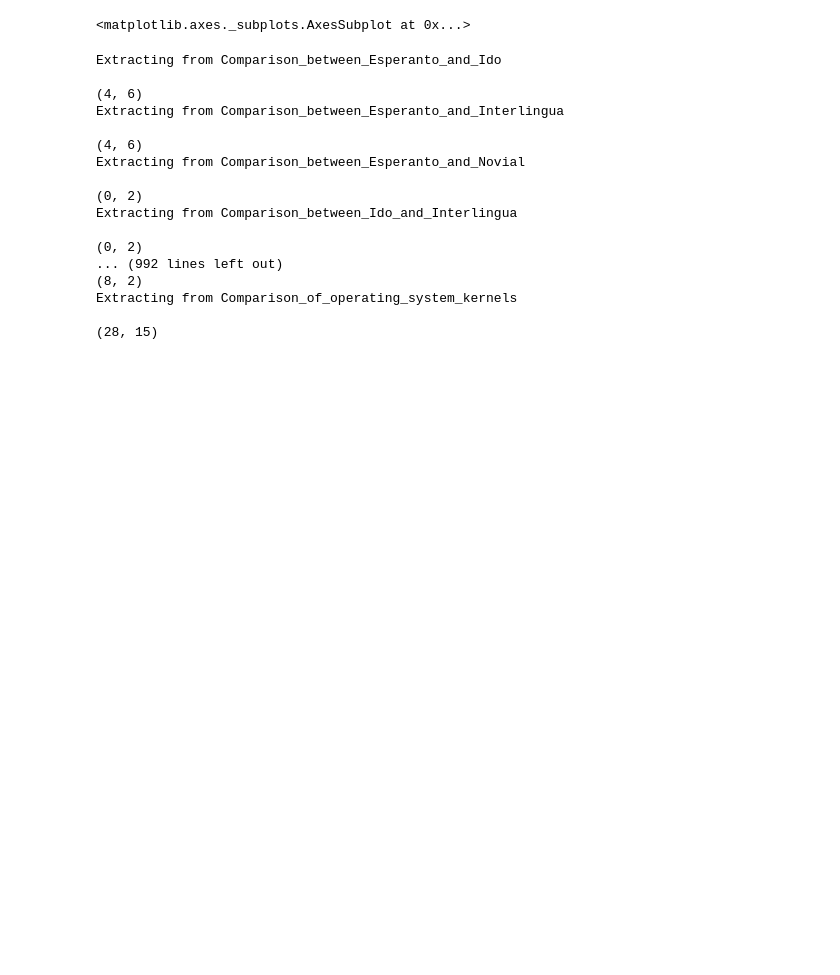
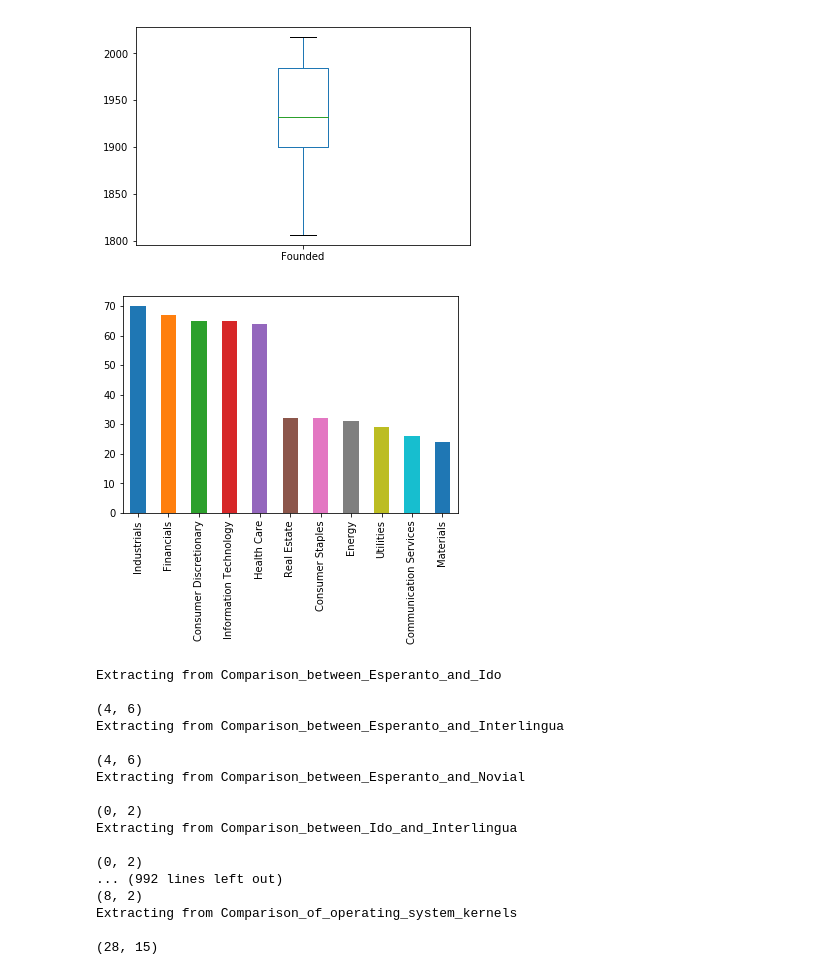
Before and after one commit to FAMILIAR-project/pywikimatrix, a Jupyter notebook: WikipediaMatrix.ipynb, the cells around one changed output. Cells and saved outputs as stored; diff of their text form; code cells hidden in the pictures; blank space fills up the shorter version.

```diff
--- a/WikipediaMatrix.ipynb
+++ b/WikipediaMatrix.ipynb
@@ -1,19 +1,29 @@
 # %%
 import urllib.request
 import pandas as pd
+import matplotlib.pyplot as plt
 
 # Open Website and get only the table on the page with the relevant data. In this hardcoded case
 
 def get_wikipedia_html(url):
     return urllib.request.urlopen(url).read().decode("utf-8") # TODO exceptions
 
 whtml = get_wikipedia_html("https://en.wikipedia.org/wiki/List_of_S%26P_500_companies#S.26P_500_Component_Stocks")
 
+# first table of the HTML (there may be more than one!)
+# header=0 means that the first row is used as a header
 df = pd.read_html(whtml, header=0)[0]
-#pd.to_numeric(df["Founded"], errors="coerce").plot.box()
+
+plt.figure()
+pd.to_numeric(df["Founded"], errors="coerce").plot.box()
+plt.show()
+
+plt.figure()
 df["GICS Sector"].value_counts().plot.bar() # or pie()
+plt.show()
 # %% [output]
-<matplotlib.axes._subplots.AxesSubplot at 0x...>
+[figure, added]
+[figure, added]
 # %%
 with open("list_of_PCMs.txt") as f:
     wurls = f.readlines()
```
Also changed, not shown: parts of 5 cells of this notebook.
